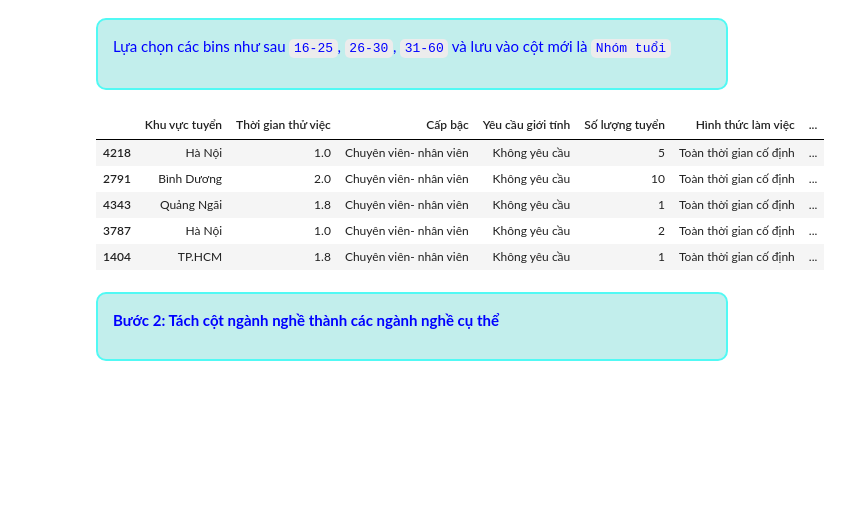
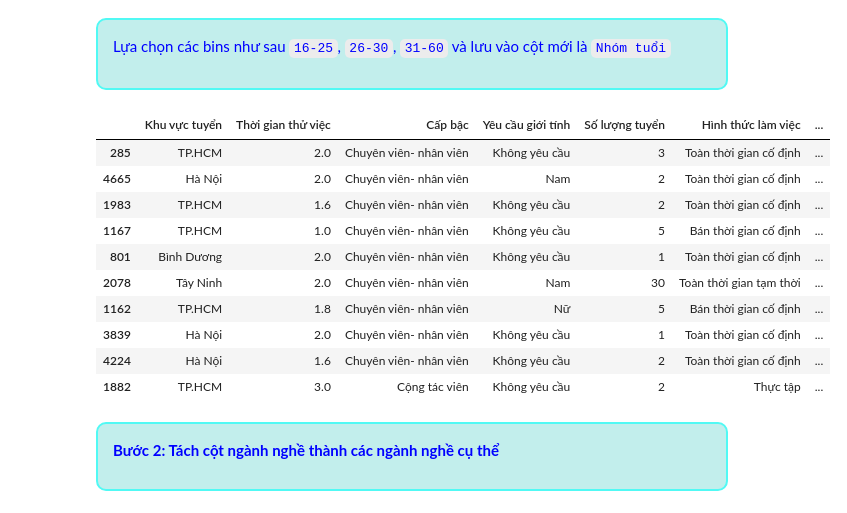
Before and after one commit to HungLVT/NMKHDL, a Jupyter notebook: notebooks/3.0-question-and-answer.ipynb, the cells around one changed output. Cells and saved outputs as stored; diff of their text form; code cells hidden in the pictures; blank space fills up the shorter version.

```diff
--- a/notebooks/3.0-question-and-answer.ipynb
+++ b/notebooks/3.0-question-and-answer.ipynb
@@ -641,16 +677,21 @@ plt.show()
 # %%
 df_copy=df.copy()
 bins = [16, 25, 30, 60]
 labels = ['16-25', '26-30', '31-60']
 df_copy['Nhóm tuổi'] = pd.cut(df_copy['Tuổi trung bình'], bins=bins, labels=labels, include_lowest=True)
-df_copy.sample(5)
+df_copy.sample(10)
 # %% [output]
 |  | Khu vực tuyển | Thời gian thử việc | Cấp bậc | Yêu cầu giới tính | Số lượng tuyển | Hình thức làm việc | ... |
-| 4218 | Hà Nội | 1.0 | Chuyên viên- nhân viên | Không yêu cầu | 5 | Toàn thời gian cố định | ... |
-| 2791 | Bình Dương | 2.0 | Chuyên viên- nhân viên | Không yêu cầu | 10 | Toàn thời gian cố định | ... |
-| 4343 | Quảng Ngãi | 1.8 | Chuyên viên- nhân viên | Không yêu cầu | 1 | Toàn thời gian cố định | ... |
-| 3787 | Hà Nội | 1.0 | Chuyên viên- nhân viên | Không yêu cầu | 2 | Toàn thời gian cố định | ... |
-| 1404 | TP.HCM | 1.8 | Chuyên viên- nhân viên | Không yêu cầu | 1 | Toàn thời gian cố định | ... |
+| 285 | TP.HCM | 2.0 | Chuyên viên- nhân viên | Không yêu cầu | 3 | Toàn thời gian cố định | ... |
+| 4665 | Hà Nội | 2.0 | Chuyên viên- nhân viên | Nam | 2 | Toàn thời gian cố định | ... |
+| 1983 | TP.HCM | 1.6 | Chuyên viên- nhân viên | Không yêu cầu | 2 | Toàn thời gian cố định | ... |
+| 1167 | TP.HCM | 1.0 | Chuyên viên- nhân viên | Không yêu cầu | 5 | Bán thời gian cố định | ... |
+| 801 | Bình Dương | 2.0 | Chuyên viên- nhân viên | Không yêu cầu | 1 | Toàn thời gian cố định | ... |
+| 2078 | Tây Ninh | 2.0 | Chuyên viên- nhân viên | Nam | 30 | Toàn thời gian tạm thời | ... |
+| 1162 | TP.HCM | 1.8 | Chuyên viên- nhân viên | Nữ | 5 | Bán thời gian cố định | ... |
+| 3839 | Hà Nội | 2.0 | Chuyên viên- nhân viên | Không yêu cầu | 1 | Toàn thời gian cố định | ... |
+| 4224 | Hà Nội | 1.6 | Chuyên viên- nhân viên | Không yêu cầu | 2 | Toàn thời gian cố định | ... |
+| 1882 | TP.HCM | 3.0 | Cộng tác viên | Không yêu cầu | 2 | Thực tập | ... |
 # %% [markdown]
 <div style="border-radius: 10px; border: 2px solid #51F9F4; padding: 15px; background-color:#c2eeec; font-size: 100%; text-align: left;">
 
```
Also changed, not shown: parts of 17 cells of this notebook.
